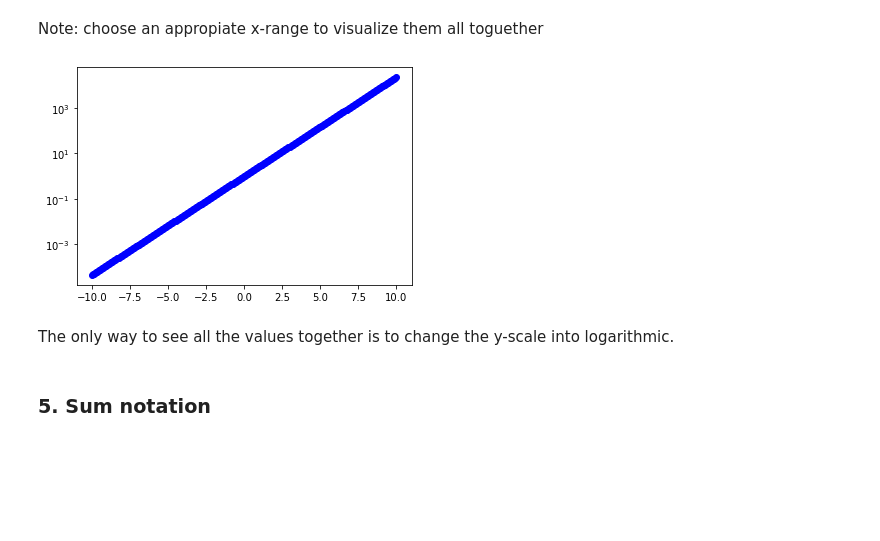
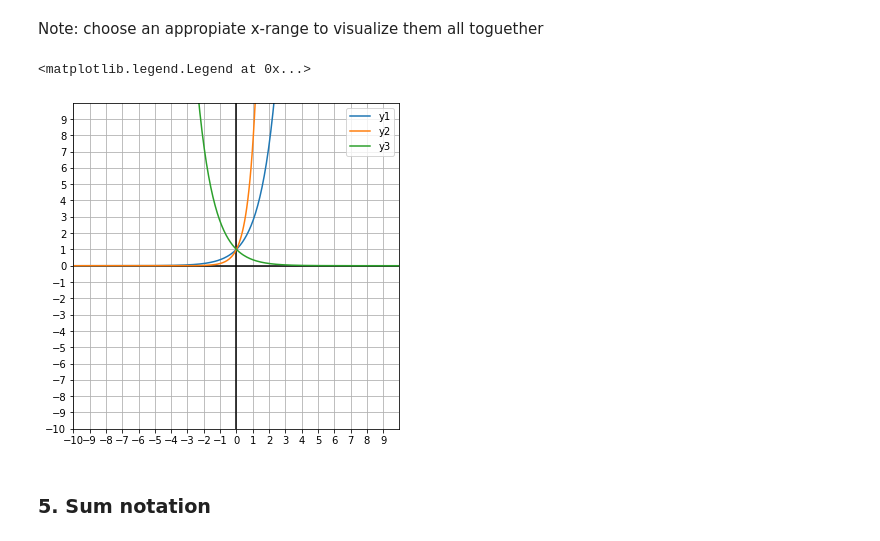
Before and after one commit to Ironhack-Data-Madrid-Enero-2021/lab-math-refresher, a Jupyter notebook: your-code/main.ipynb, the cells around one changed output. Cells and saved outputs as stored; diff of their text form; code cells hidden in the pictures; blank space fills up the shorter version.

```diff
--- a/your-code/main.ipynb
+++ b/your-code/main.ipynb
@@ -346,21 +346,24 @@ e**-10
 #### 4.4. Plot functions $e^x$, $e^{2x}$, $e^{-x}$
 # %% [markdown]
 Note: choose an appropiate x-range to visualize them all toguether
-# %%
-x = np.linspace(
-    start=-10,
-    stop=10,
-    num=300)
-
-y = e**x
-fig = plt.figure()
-ax = plt.gca()
-ax.plot(x ,y, 'o', c='blue')
-ax.set_yscale('log')
-# %% [output]
-[figure, removed]
-# %% [markdown]
-The only way to see all the values together is to change the y-scale into logarithmic.
+# %%
+x = np.linspace(
+    start=-10,
+    stop=10,
+    num=300)
+
+y1 = np.exp(x)
+y2 = np.exp(2*x)
+y3 = np.exp(-x)
+
+initialize_grid()
+plt.plot(x, y1, "-", markersize=2, label="y1")
+plt.plot(x, y2, "-", markersize=2, label="y2")
+plt.plot(x, y3, "-", markersize=2, label="y3")
+plt.legend()
+# %% [output]
+<matplotlib.legend.Legend at 0x...>
+[figure, added]
 # %% [markdown]
 ### 5. Sum notation
 # %% [markdown]
```
